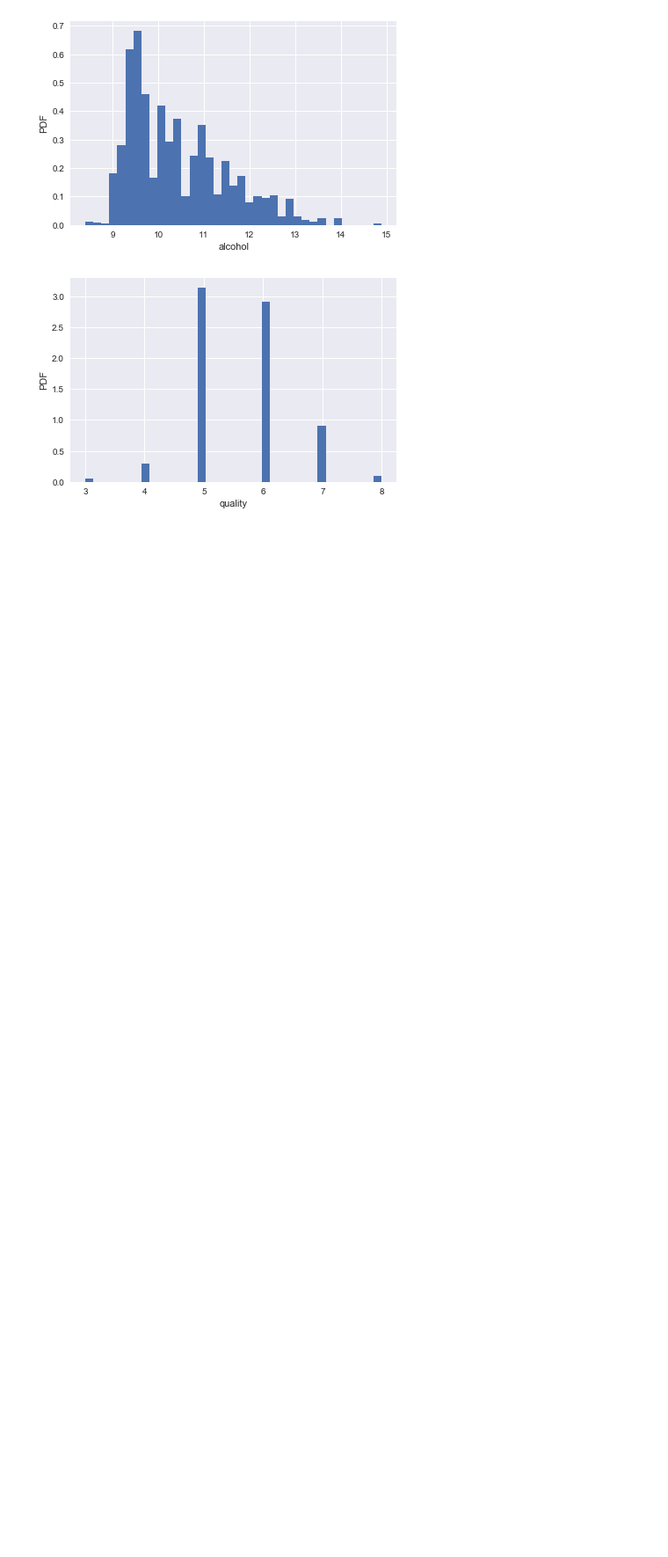
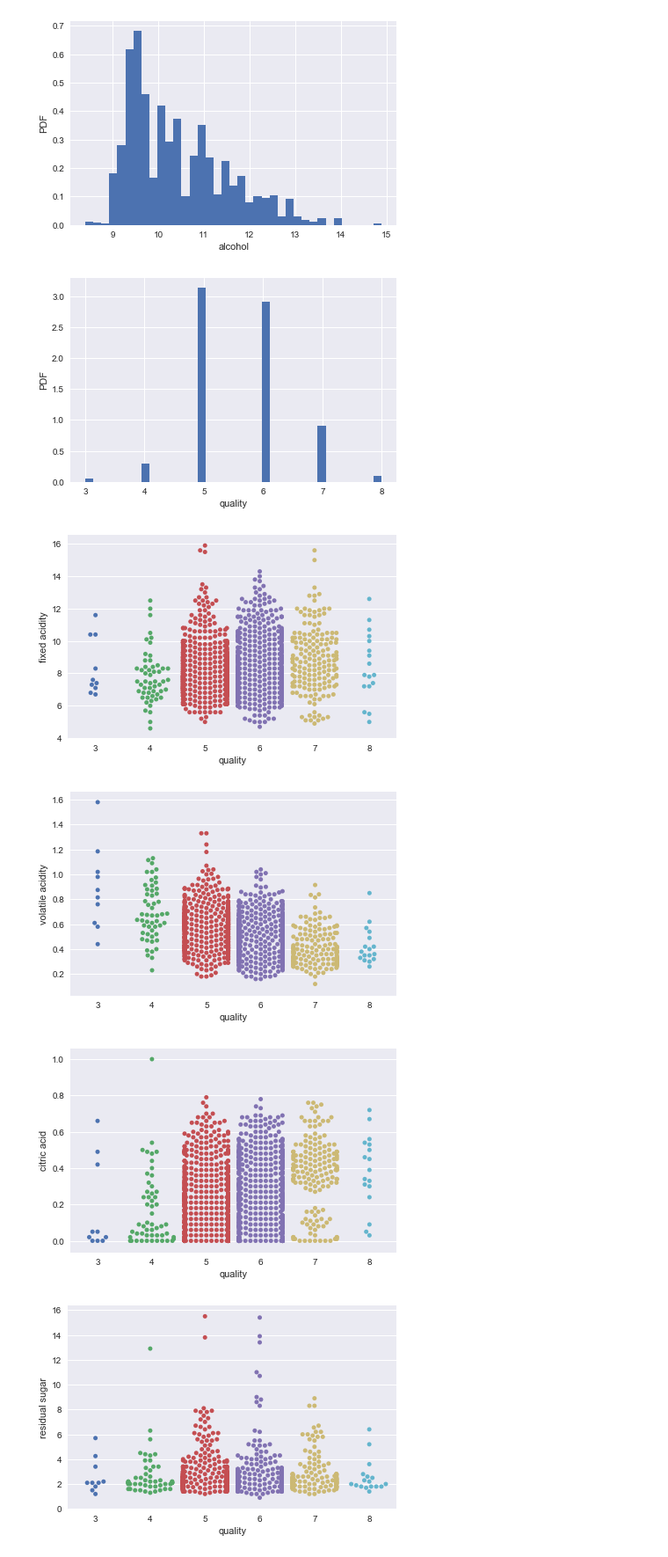
Before and after one commit to carrotcotrar/datascience_career_track, a Jupyter notebook: capstone_project_1/data_cleaning .ipynb, the cells around one changed output. Shown at 88% size. Drawn from its saved outputs; the diff is of its cells as text; code cells hidden in the pictures; blank space fills up the shorter version.

Commit message:
data cleaning and exploratory procedure

```diff
--- a/capstone_project_1/data_cleaning .ipynb
+++ b/capstone_project_1/data_cleaning .ipynb
@@ -106,3 +106,16 @@ for column in wine.columns:
 [figure]
 [figure]
 [figure]
+# %%
+#Is there any correlationship betweeen physicochemical properties and rating ?
+for column in wine.columns:
+    _ = sns.swarmplot(x="quality", y= column, data=wine)
+    _ = plt.xlabel('quality')
+    _ = plt.ylabel(column)
+    plt.tight_layout()
+    plt.show()
+# %% [output]
+[figure, added]
+[figure, added]
+[figure, added]
+[figure, added]
```
Also changed, not shown: parts of 6 cells of this notebook.
